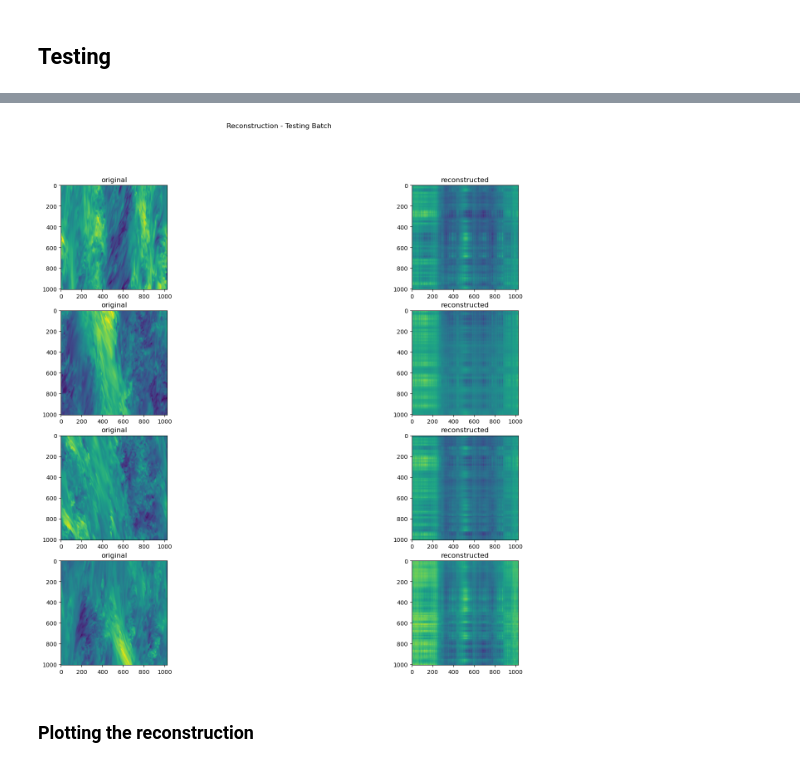
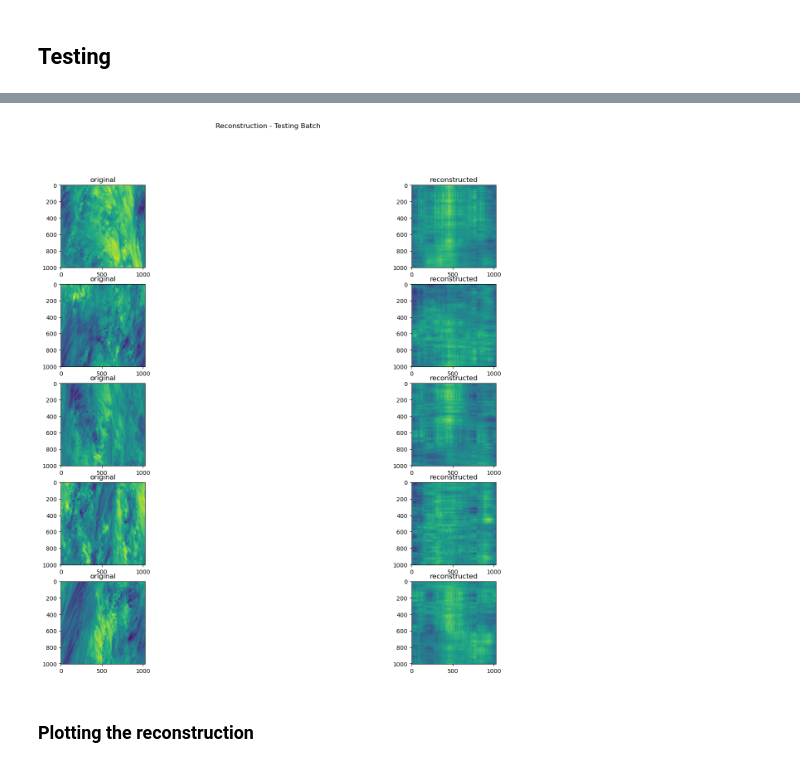
Before and after one commit to jeregon1/procom-turbulences, a Jupyter notebook: src/notebook.ipynb, the cells around one changed output, grey strips where cells are left out. Cells and saved outputs as stored; diff of their text form; code cells hidden in the pictures.

```diff
--- a/src/notebook.ipynb
+++ b/src/notebook.ipynb
@@ -15,10 +15,10 @@ Note: you may need to restart the kernel to use updated packages.
 nb_images = 500 # Maximum = 500
 val_size = 0.2
 test_size = 0.2
-batch_size = 4
+batch_size = 64
 
 # Training parameters
-num_training_epochs = 20 #1250
+num_training_epochs = 1250
 pretrained = False
 num_pretrained_epochs = 0
 # %% [markdown]
@@ -47,12 +47,12 @@ from turbulence.network import Turbulence
 from turbulence.utils import load_model
 
 model_1 = Turbulence()
-trained_model_path = './turbulence/pretrained/spectralLoss_b1e-05_epoch_125.ckpt'
+trained_model_path = './turbulence/pretrained/best_model.pth'
 # trained_model_path = './turbulence/pretrained/spectralLoss_b1e-05_epoch_125.ckpt'
 load_model(model_1, trained_model_path)
 
 model_1.eval()  # Set the model to evaluation mode
 batch = next(iter(test_loader))
 
-plot_reconstruction(model_1, batch)
+plot_reconstruction(model_1, batch[:5])
 # %% [output]
@@ -61,4 +59,4 @@ Loading model from: /homes/j25lopez/.local/lib/python3.12/site-packages/lpips/we
-[figure, old version]
+[figure, new version]
 # %% [markdown]
 ### Plotting the reconstruction
 # %%
```
Also changed, not shown: parts of 5 cells of this notebook, 16 other files.
